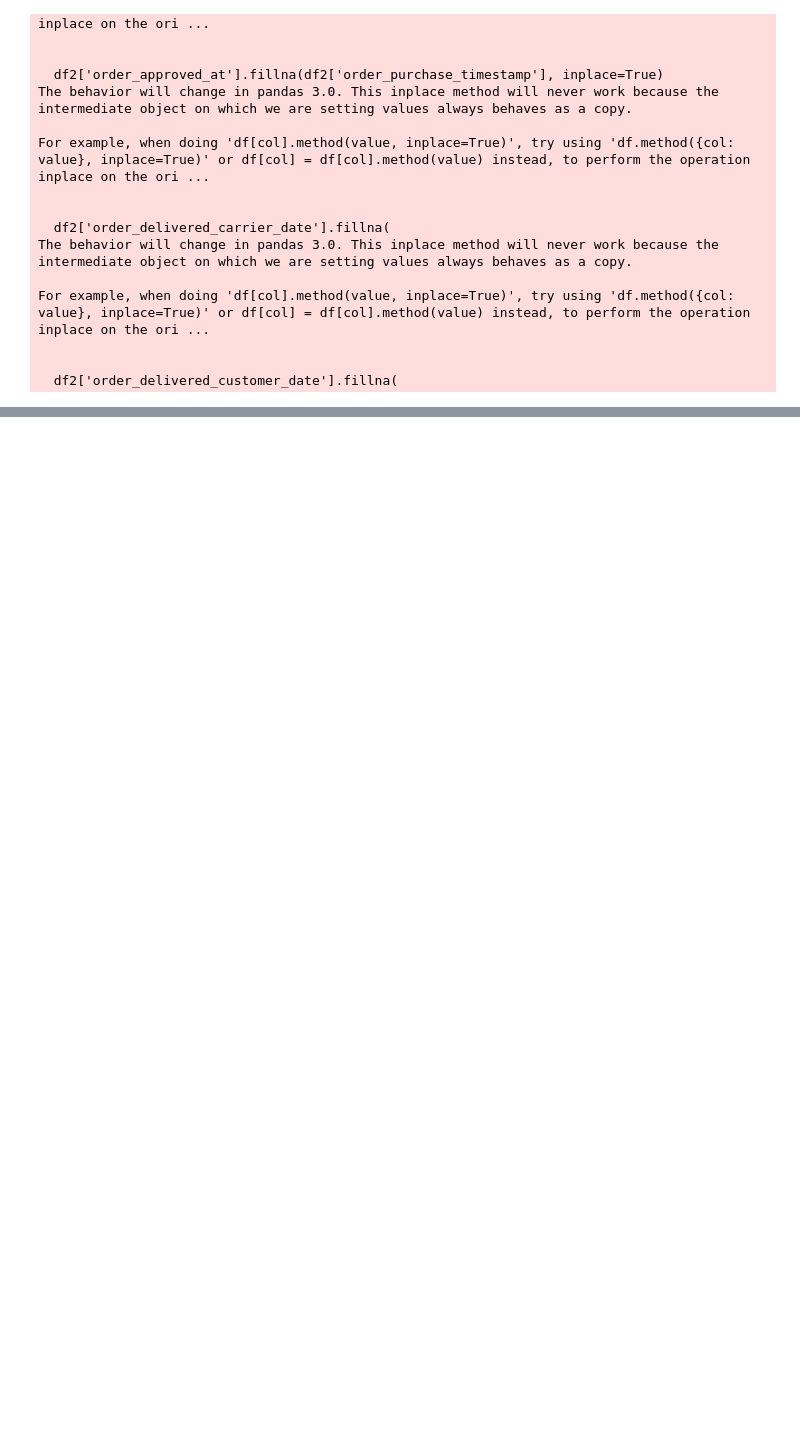
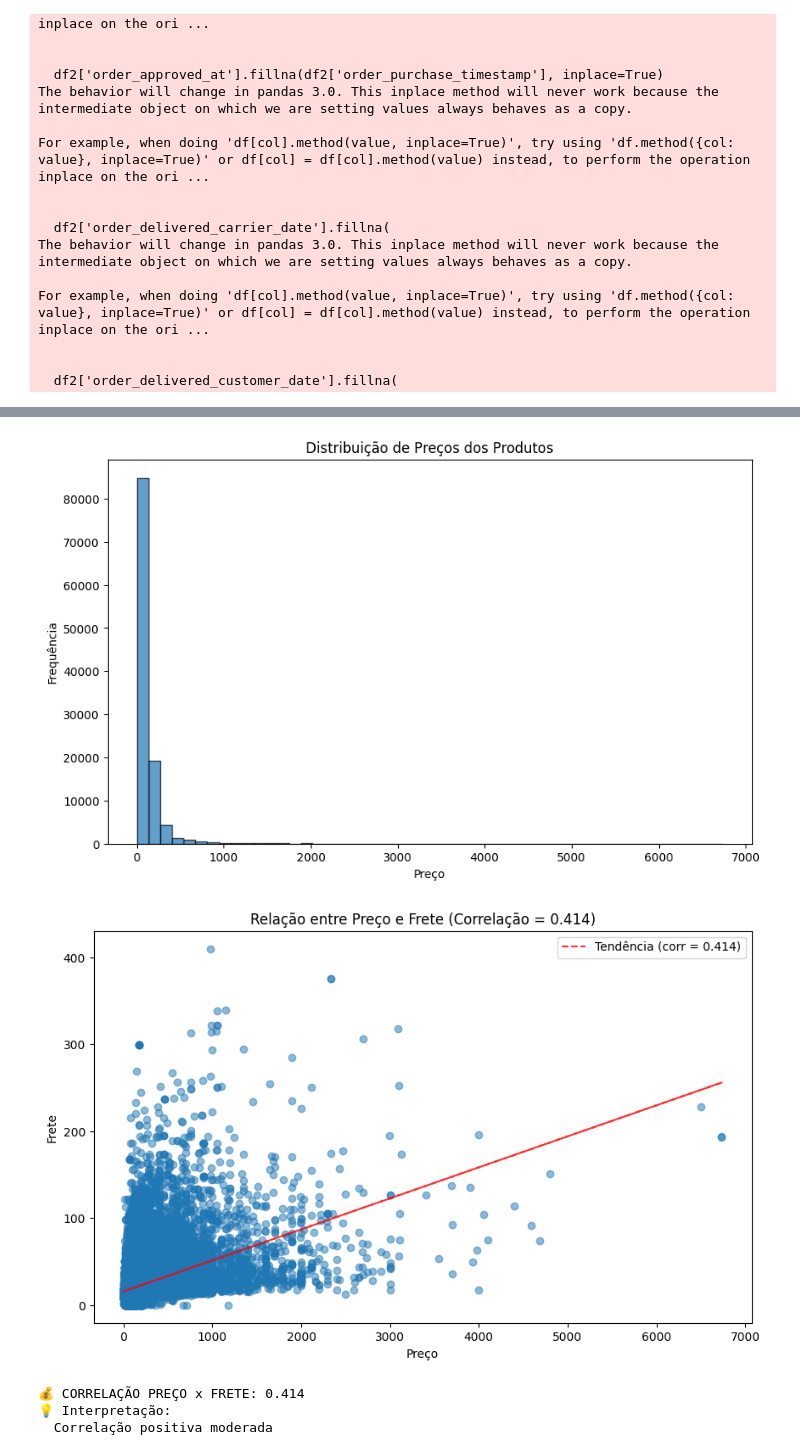
Before and after one commit to VithGab/-Data_Sciences_VG, a Jupyter notebook: Homework_Ecommerce.ipynb, the cells around one changed output, grey strips where cells are left out. Saved outputs shown, nothing was run; the diff lists cells and outputs as text; code cells hidden in the pictures; blank space fills up the shorter version.

```diff
--- a/Homework_Ecommerce.ipynb
+++ b/Homework_Ecommerce.ipynb
@@ -473,3 +483,53 @@ df.head()
 | 2 | 000229ec398224ef6ca0657da4fc703e | 1 | c777355d18b72b67abbeef9df44fd0fd | 5b51032eddd242adc84c38acab88f23d | 2018-01-18 14:48:30 | 199.00 | 17.87 | ... |
 | 3 | 00024acbcdf0a6daa1e931b038114c75 | 1 | 7634da152a4610f1595efa32f14722fc | 9d7a1d34a5052409006425275ba1c2b4 | 2018-08-15 10:10:18 | 12.99 | 12.79 | ... |
 | 4 | 00042b26cf59d7ce69dfabb4e55b4fd9 | 1 | ac6c3623068f30de03045865e4e10089 | df560393f3a51e74553ab94004ba5c87 | 2017-02-13 13:57:51 | 199.90 | 18.14 | ... |
+# %%
+# ADICIONE ISSO AOS SEUS GRÁFICOS:
+
+# 1. Histograma (APENAS distribuição, não mostra correlação)
+plt.figure(figsize=(10, 6))
+plt.hist(df['price'].dropna(), bins=50, alpha=0.7, edgecolor='black')
+plt.title('Distribuição de Preços dos Produtos')
+plt.xlabel('Preço')
+plt.ylabel('Frequência')
+plt.show()
+
+# 2. Scatter plot + CORRELAÇÃO NUMÉRICA (AGORA SIM!)
+plt.figure(figsize=(10, 6))
+plt.scatter(df['price'], df['freight_value'], alpha=0.5)
+
+# CALCULAR CORRELAÇÃO
+corr = df['price'].corr(df['freight_value'])
+
+# ADICIONAR CORRELAÇÃO NO TÍTULO
+plt.title(f'Relação entre Preço e Frete (Correlação = {corr:.3f})')
+plt.xlabel('Preço')
+plt.ylabel('Frete')
+
+# Adicionar linha de tendência (opcional)
+z = np.polyfit(df['price'].dropna(), df['freight_value'].dropna(), 1)
+p = np.poly1d(z)
+plt.plot(df['price'].dropna(), p(df['price'].dropna()), "r--", alpha=0.8,
+         label=f'Tendência (corr = {corr:.3f})')
+plt.legend()
+
+plt.show()
+
+print(f"💰 CORRELAÇÃO PREÇO x FRETE: {corr:.3f}")
+print("💡 Interpretação:")
+if corr > 0.7:
+    print("  Forte correlação positiva")
+elif corr > 0.3:
+    print("  Correlação positiva moderada")
+elif corr > 0:
+    print("  Fraca correlação positiva")
+elif corr < -0.7:
+    print("  Forte correlação negativa")
+else:
+    print("  Pouca ou nenhuma correlação linear")
+# %% [output]
+[figure, added]
+[figure, added]
+💰 CORRELAÇÃO PREÇO x FRETE: 0.414
+💡 Interpretação:
+  Correlação positiva moderada
```
Also changed, not shown: parts of 1 cell of this notebook.
